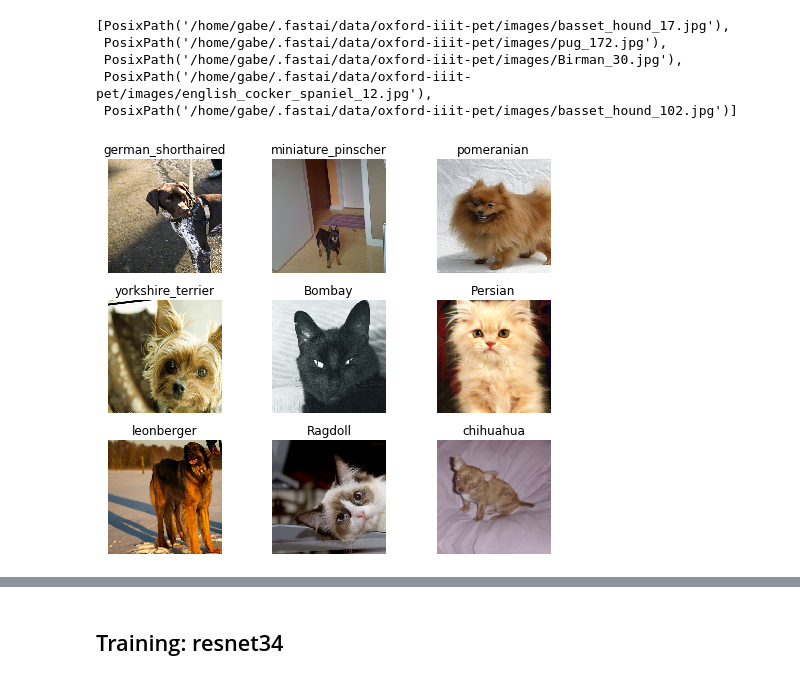
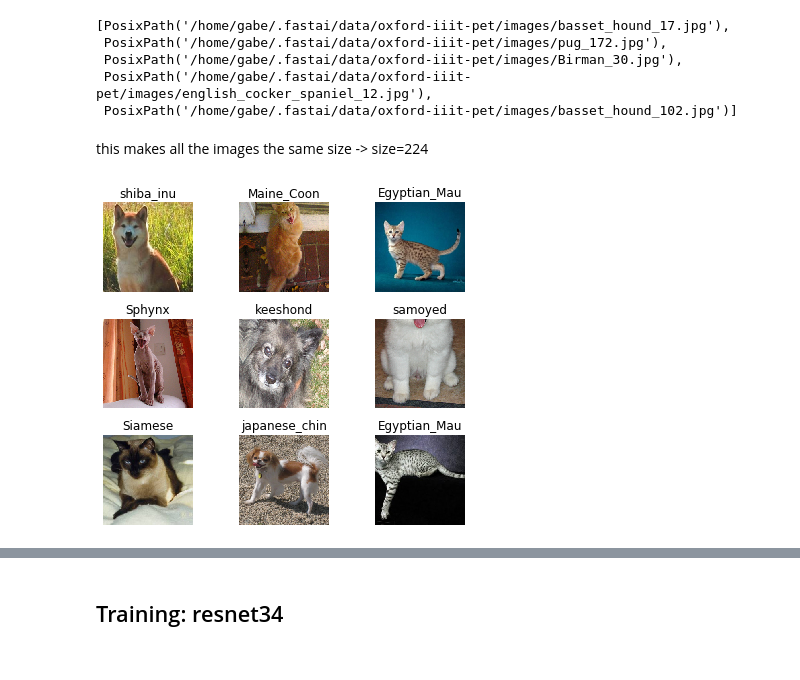
Before and after one commit to gmaggiotti/fastai, a Jupyter notebook: notebooks/lesson1-pets.ipynb, the cells around one changed output, grey strips where cells are left out. Saved outputs shown, nothing was run; the diff lists cells and outputs as text; code cells hidden in the pictures.

```diff
--- a/notebooks/lesson1-pets.ipynb
+++ b/notebooks/lesson1-pets.ipynb
@@ -55,13 +55,15 @@ fnames[:5]
 # %%
 np.random.seed(2)
 pat = r'/([^/]+)_\d+.jpg$'
+# %% [markdown]
+this makes all the images the same size -> size=224
 # %%
 data = ImageDataBunch.from_name_re(path_img, fnames, pat, ds_tfms=get_transforms(), size=224, bs=bs
                                   ).normalize(imagenet_stats)
 # %%
-data.show_batch(rows=3, figsize=(7,6))
+data.show_batch(rows=3, figsize=(6,5))
 # %% [output]
-[figure, old version]
+[figure, new version]
 # %%
 print(data.classes)
 len(data.classes),data.c
```
Also changed, not shown: parts of 4 cells of this notebook, 2 other files.
